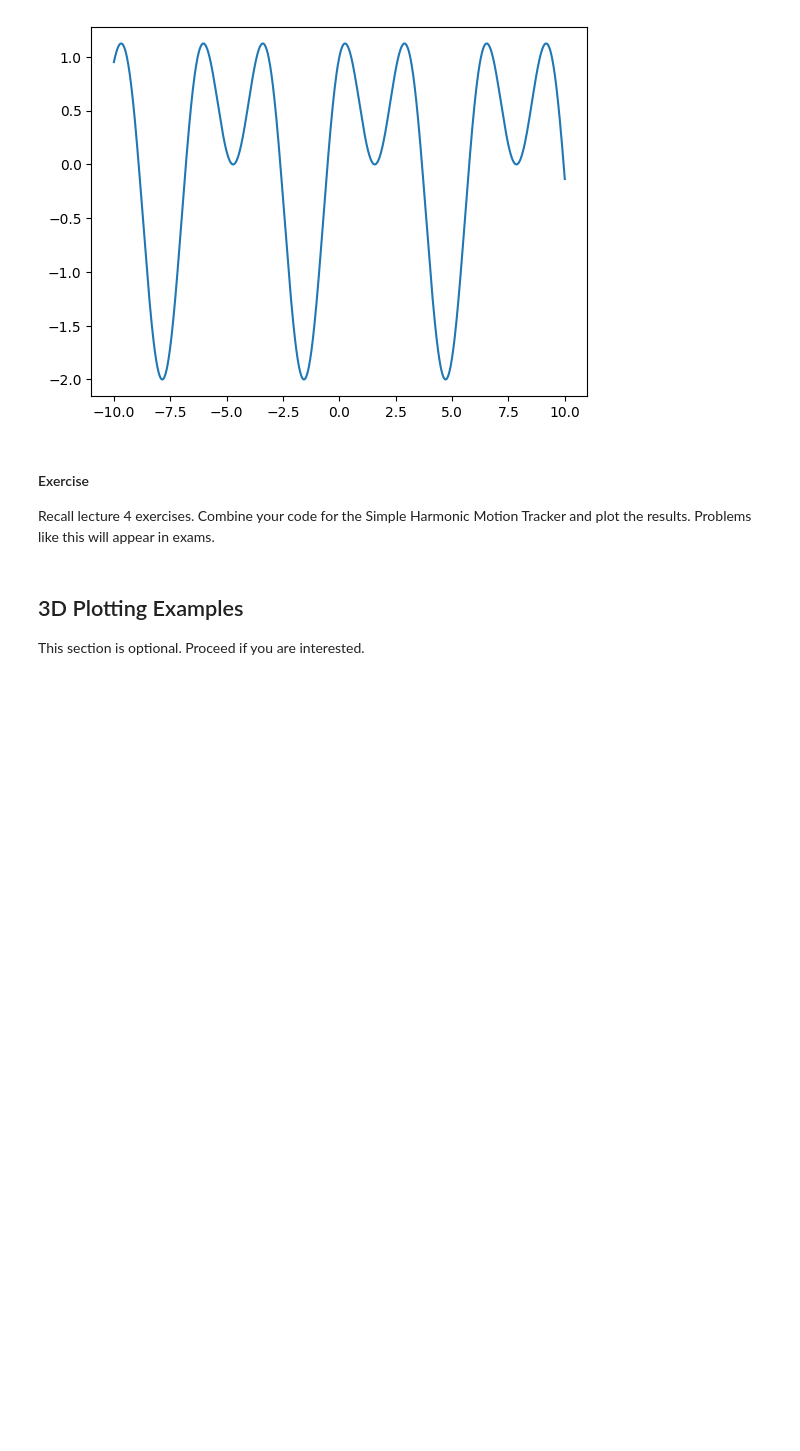
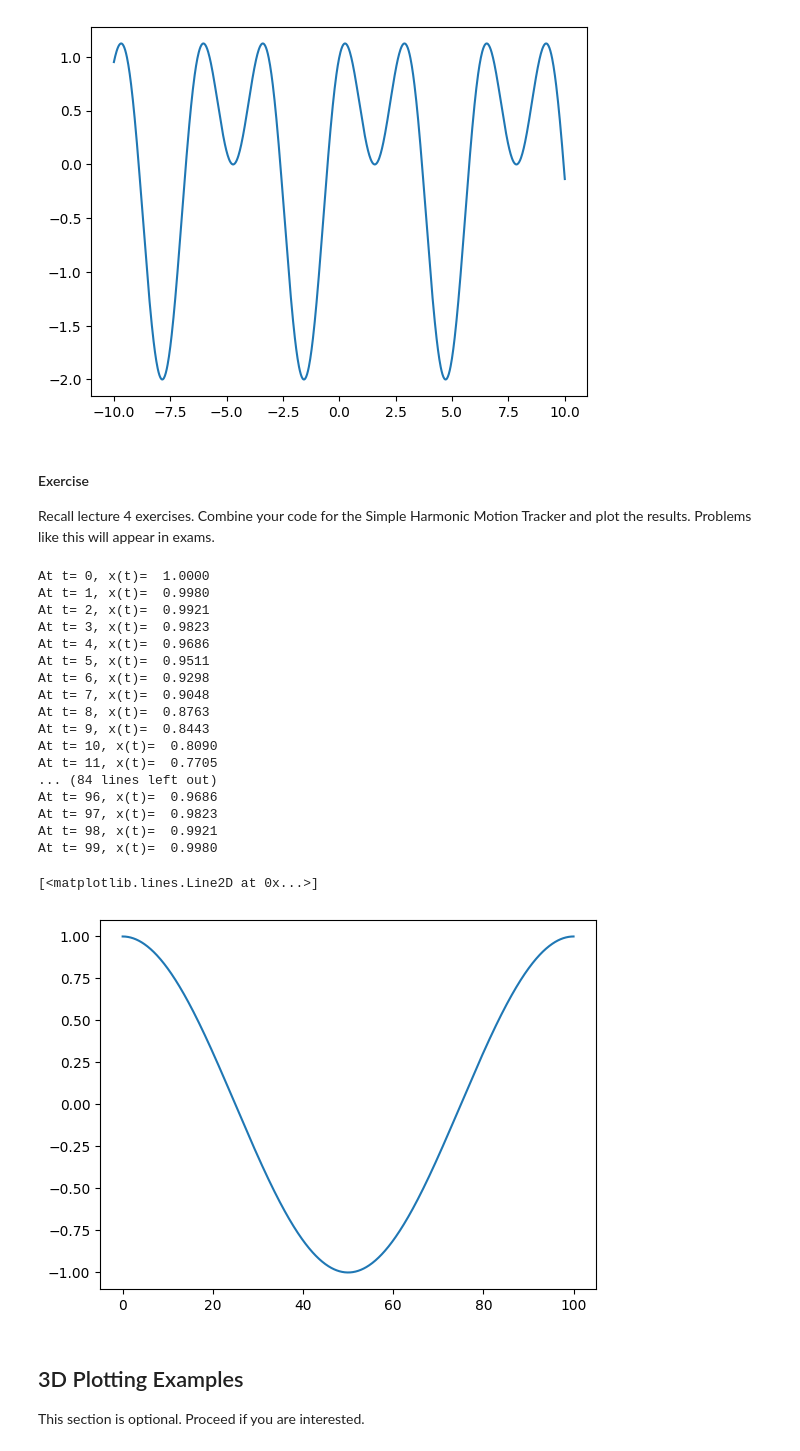
Before and after one commit to chrsshkm/Engineering-Methods-Lecture-Exercises, a Jupyter notebook: Lecture 6_python_plotting.ipynb, the cells around one changed output. Cells and saved outputs as stored; diff of their text form; code cells hidden in the pictures; blank space fills up the shorter version.

```diff
--- a/Lecture 6_python_plotting.ipynb
+++ b/Lecture 6_python_plotting.ipynb
@@ -274,6 +305,40 @@ Recall lecture 4 exercises. Combine your code for the Simple Harmonic Motion Tra
 Problems like this will appear in exams.
 # %%
 # Your code here
+import math
+f = 0.01
+A = 1
+o = 2 * math.pi * f
+ts = range(0,100)
+for t in ts:
+    x = A *math.cos(o * t)
+    print(f"At t= {t}, x(t)= {x: .4f}")
+import numpy as np
+import matplotlib.pyplot as plt
+x = np.linspace(0, 100, 1000)
+y = A * np.cos(o * x)
+
+plt.plot(x,y)
+# %% [output]
+At t= 0, x(t)=  1.0000
+At t= 1, x(t)=  0.9980
+At t= 2, x(t)=  0.9921
+At t= 3, x(t)=  0.9823
+At t= 4, x(t)=  0.9686
+At t= 5, x(t)=  0.9511
+At t= 6, x(t)=  0.9298
+At t= 7, x(t)=  0.9048
+At t= 8, x(t)=  0.8763
+At t= 9, x(t)=  0.8443
+At t= 10, x(t)=  0.8090
+At t= 11, x(t)=  0.7705
+... (84 lines left out)
+At t= 96, x(t)=  0.9686
+At t= 97, x(t)=  0.9823
+At t= 98, x(t)=  0.9921
+At t= 99, x(t)=  0.9980
+[<matplotlib.lines.Line2D at 0x...>]
+[figure, added]
 # %% [markdown]
 ## 3D Plotting Examples
 This section is optional. Proceed if you are interested.
```
Also changed, not shown: parts of 2 cells of this notebook.
